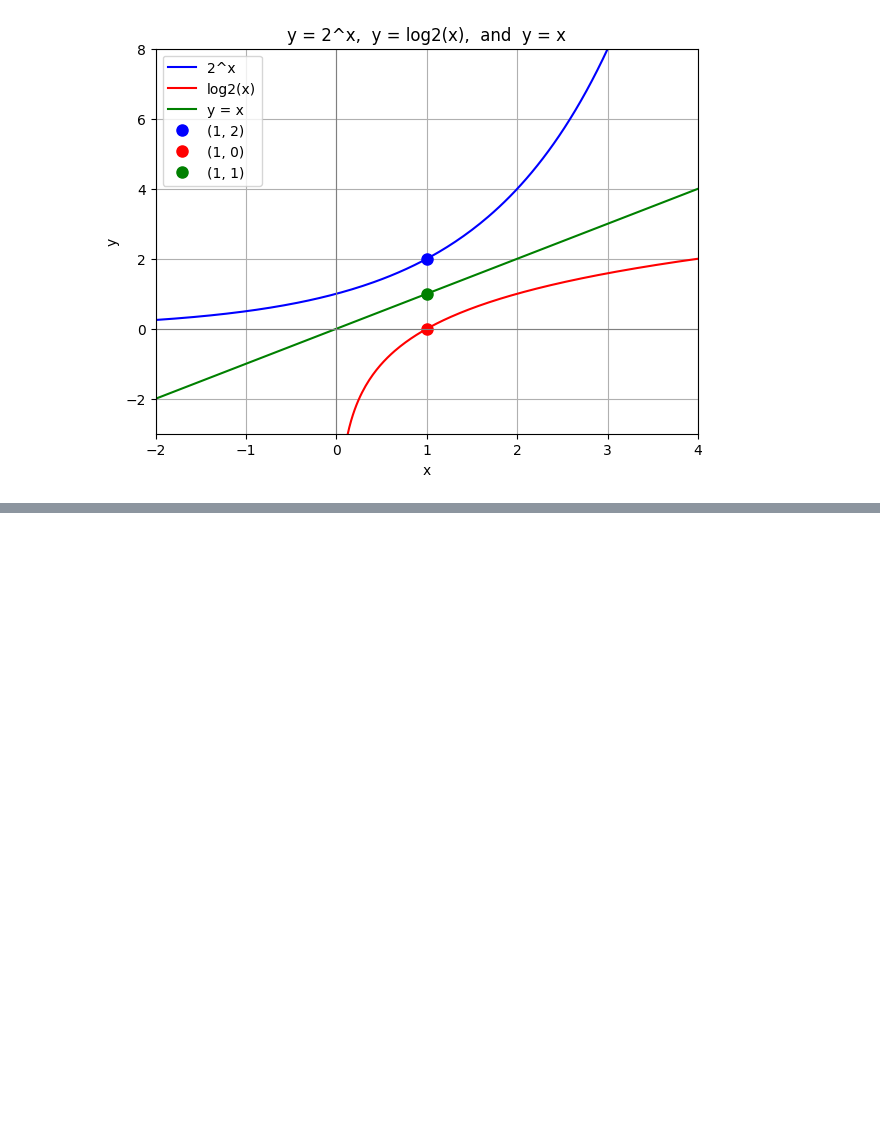
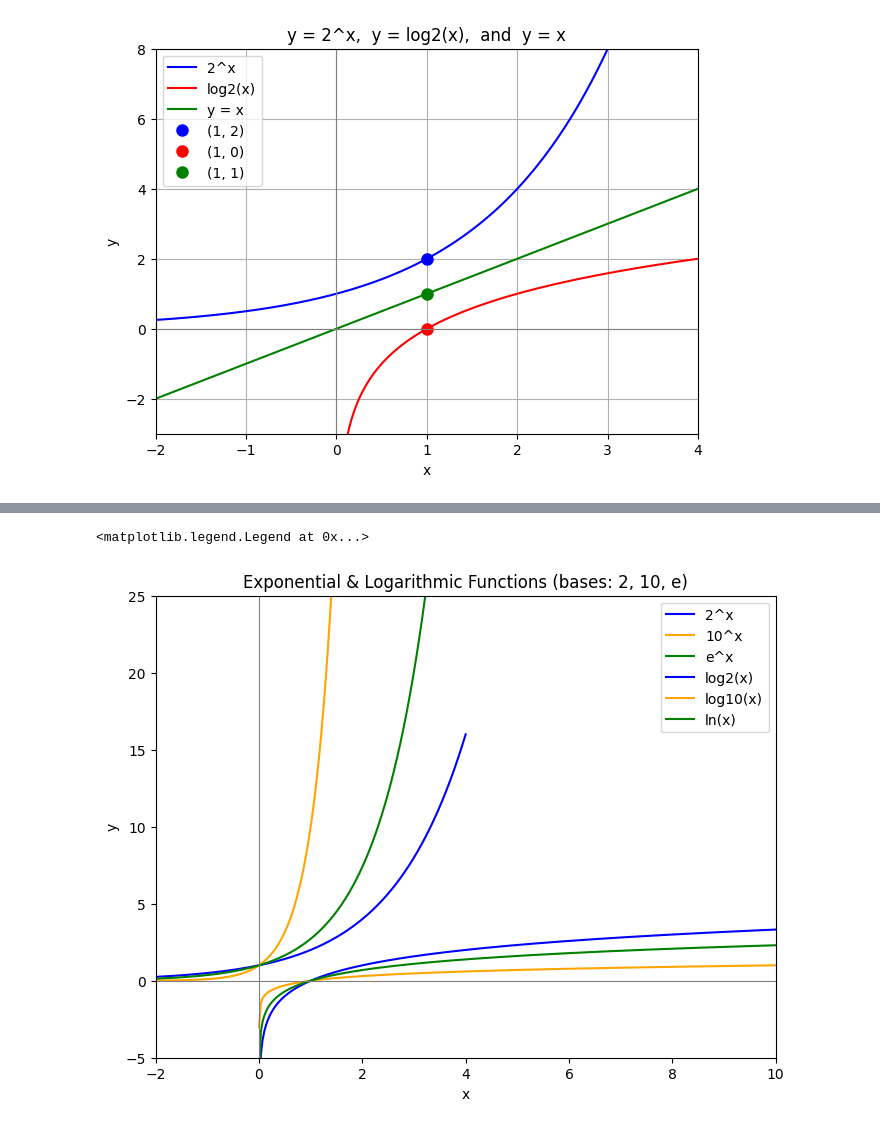
Before and after one commit to yoshiwatanabe/python-test, a Jupyter notebook: math/exponential_logrithmic.ipynb, the cells around one changed output, grey strips where cells are left out. Cells and saved outputs as stored; diff of their text form; code cells hidden in the pictures; blank space fills up the shorter version.

```diff
--- a/math/exponential_logrithmic.ipynb
+++ b/math/exponential_logrithmic.ipynb
@@ -236,0 +350,67 @@ plt.show()
+# %%
+import sympy
+import numpy as np
+import matplotlib.pyplot as plt
+
+# 1) Sympy でシンボリック変数・関数の定義
+x = sympy.Symbol('x', real=True, positive=True)
+
+# 指数関数
+f2_sym = 2**x
+f10_sym = 10**x
+fe_sym = sympy.exp(x)  # e^x
+
+# 対数関数
+g2_sym = sympy.log(x, 2)   # log base 2
+g10_sym = sympy.log(x, 10) # log base 10
+ge_sym = sympy.log(x)      # ln(x)  (底 e)
+
+# 2) lambdify を使って NumPy 関数に変換
+f2_np = sympy.lambdify(x, f2_sym, "numpy")   # 2^x
+f10_np = sympy.lambdify(x, f10_sym, "numpy") # 10^x
+fe_np = sympy.lambdify(x, fe_sym, "numpy")   # e^x
+
+g2_np = sympy.lambdify(x, g2_sym, "numpy")   # log2(x)
+g10_np = sympy.lambdify(x, g10_sym, "numpy") # log10(x)
+ge_np = sympy.lambdify(x, ge_sym, "numpy")   # ln(x)
+
+# 3) 描画用データを作成
+# (A) 指数関数側 (x の範囲: -2 ~ 2)
+X_exp = np.linspace(-2, 4, 300)
+Y_2   = f2_np(X_exp)   # 2^x
+Y_10  = f10_np(X_exp)  # 10^x
+Y_e   = fe_np(X_exp)   # e^x
+
+# (B) 対数関数側 (x の範囲: 0.001 ~ 10)  (log(0) は定義されないので 0 に近い値は避ける)
+X_log = np.linspace(0.001, 10, 300)
+Y_log2  = g2_np(X_log)   # log2(x)
+Y_log10 = g10_np(X_log)  # log10(x)
+Y_lne   = ge_np(X_log)   # ln(x)
+
+# 4) Matplotlib で描画
+plt.figure(figsize=(8,6))
+
+# 4.1) 指数関数3種をプロット
+plt.plot(X_exp, Y_2,   label="2^x",   color='blue')
+plt.plot(X_exp, Y_10,  label="10^x",  color='orange')
+plt.plot(X_exp, Y_e,   label="e^x",   color='green')
+
+# 4.2) 対数関数3種をプロット
+plt.plot(X_log, Y_log2,  label="log2(x)",   color='blue')
+plt.plot(X_log, Y_log10, label="log10(x)",  color='orange')
+plt.plot(X_log, Y_lne,   label="ln(x)",     color='green')
+
+# x=0, y=0 のラインを目安表示 (必須ではありません)
+plt.axhline(0, color='gray', linewidth=0.8)
+plt.axvline(0, color='gray', linewidth=0.8)
+
+# 5) 軸や凡例の設定
+plt.xlabel("x")
+plt.ylabel("y")
+plt.title("Exponential & Logarithmic Functions (bases: 2, 10, e)")
+plt.xlim(-2, 10)  # 対数関数を描くために、最大を10に合わせてみる
+plt.ylim(-5, 25)  # 必要に応じて調整
+plt.legend()
+# %% [output]
+<matplotlib.legend.Legend at 0x...>
+[figure, added]
```
Also changed, not shown: parts of 5 cells of this notebook.
